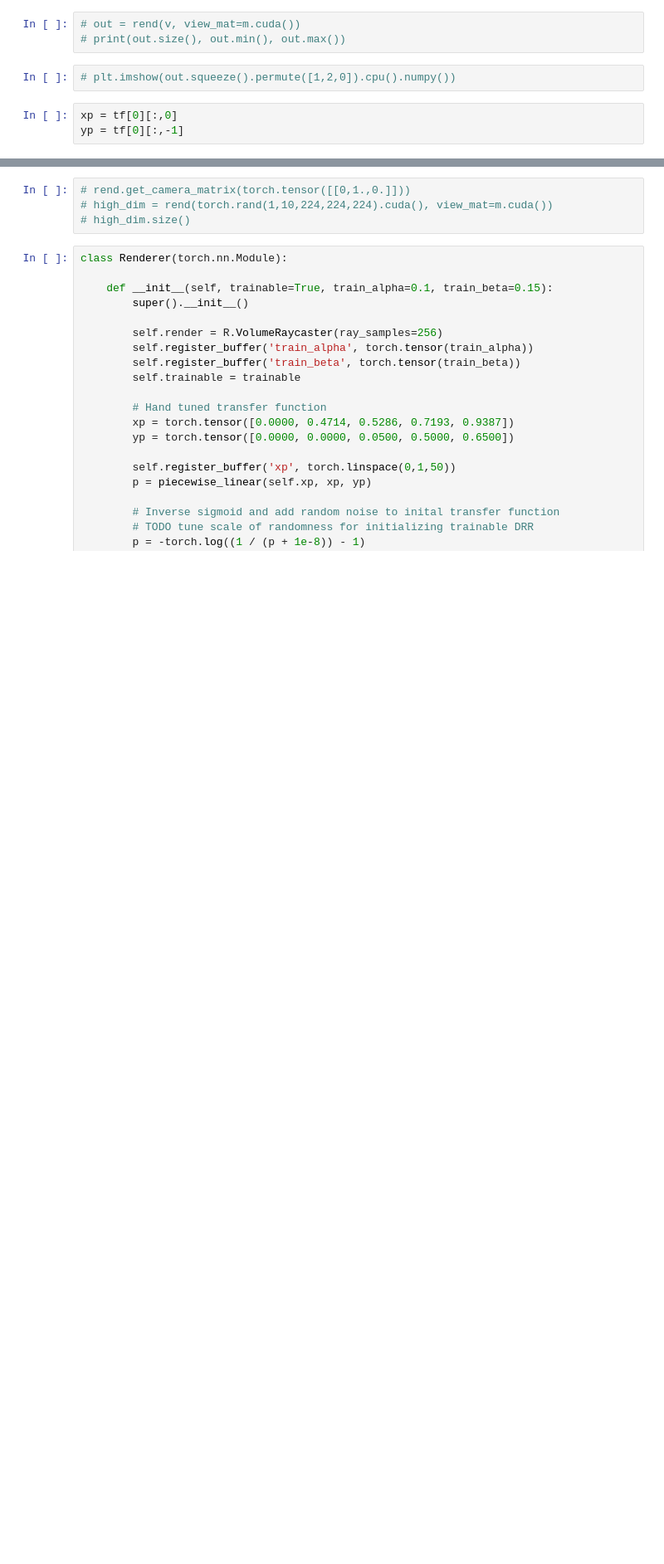
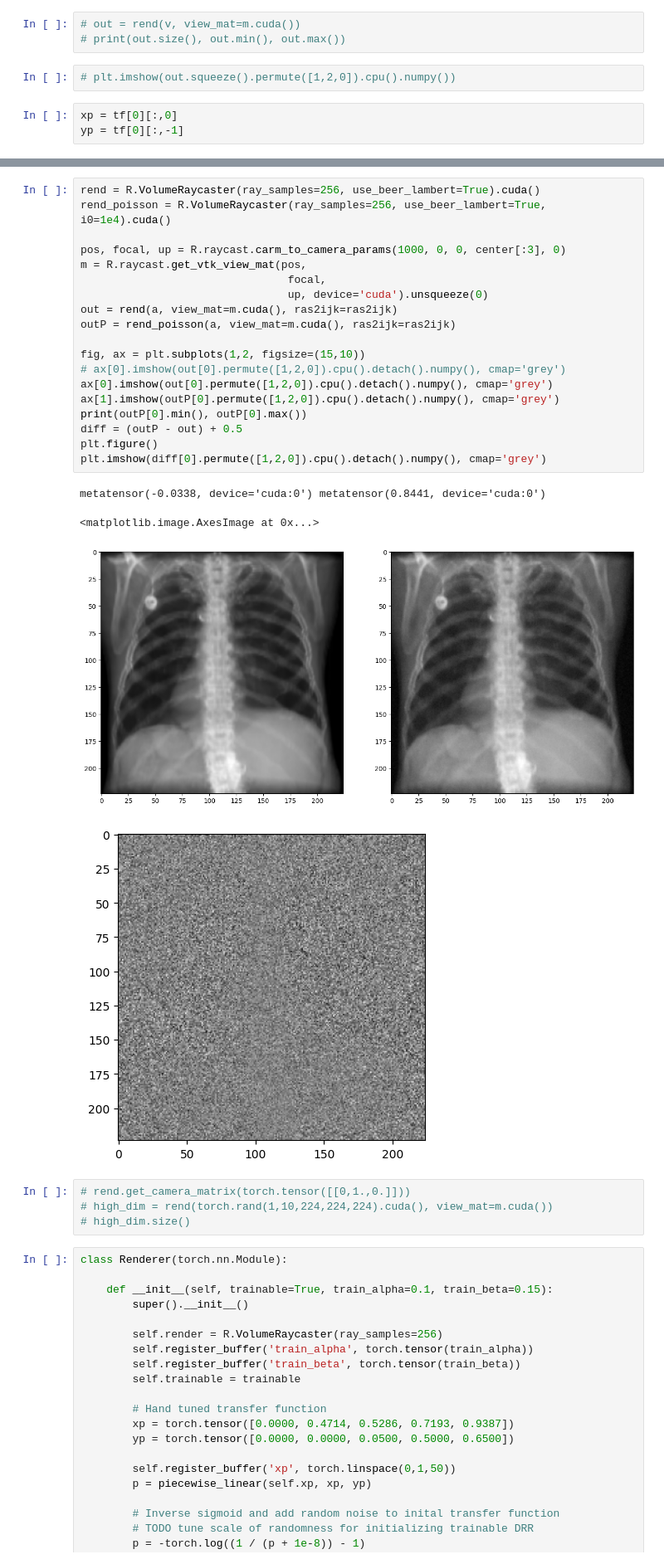
Before and after one commit to pcarnah/torchvtk, a Jupyter notebook: torchvtk.ipynb, the cells around one changed output, grey strips where cells are left out. Shown at 83% size. Drawn from its saved outputs; the diff is of its cells as text; blank space fills up the shorter version.

Commit message:
Added Poisson noise approximation

```diff
--- a/torchvtk.ipynb
+++ b/torchvtk.ipynb
@@ -327,3 +302,27 @@ plt.imshow(im)
+# %%
+rend = R.VolumeRaycaster(ray_samples=256, use_beer_lambert=True).cuda()
+rend_poisson = R.VolumeRaycaster(ray_samples=256, use_beer_lambert=True, i0=1e4).cuda()
+
+pos, focal, up = R.raycast.carm_to_camera_params(1000, 0, 0, center[:3], 0)
+m = R.raycast.get_vtk_view_mat(pos,
+                                focal,
+                                up, device='cuda').unsqueeze(0)
+out = rend(a, view_mat=m.cuda(), ras2ijk=ras2ijk)
+outP = rend_poisson(a, view_mat=m.cuda(), ras2ijk=ras2ijk)
+
+fig, ax = plt.subplots(1,2, figsize=(15,10))
+# ax[0].imshow(out[0].permute([1,2,0]).cpu().detach().numpy(), cmap='grey')
+ax[0].imshow(out[0].permute([1,2,0]).cpu().detach().numpy(), cmap='grey')
+ax[1].imshow(outP[0].permute([1,2,0]).cpu().detach().numpy(), cmap='grey')
+print(outP[0].min(), outP[0].max())
+diff = (outP - out) + 0.5
+plt.figure()
+plt.imshow(diff[0].permute([1,2,0]).cpu().detach().numpy(), cmap='grey')
+# %% [output]
+metatensor(-0.0338, device='cuda:0') metatensor(0.8441, device='cuda:0')
+<matplotlib.image.AxesImage at 0x...>
+[figure, added]
+[figure, added]
 # %%
 # rend.get_camera_matrix(torch.tensor([[0,1.,0.]]))
 # high_dim = rend(torch.rand(1,10,224,224,224).cuda(), view_mat=m.cuda())
```
Also changed, not shown: parts of 5 cells of this notebook, 1 other file.
